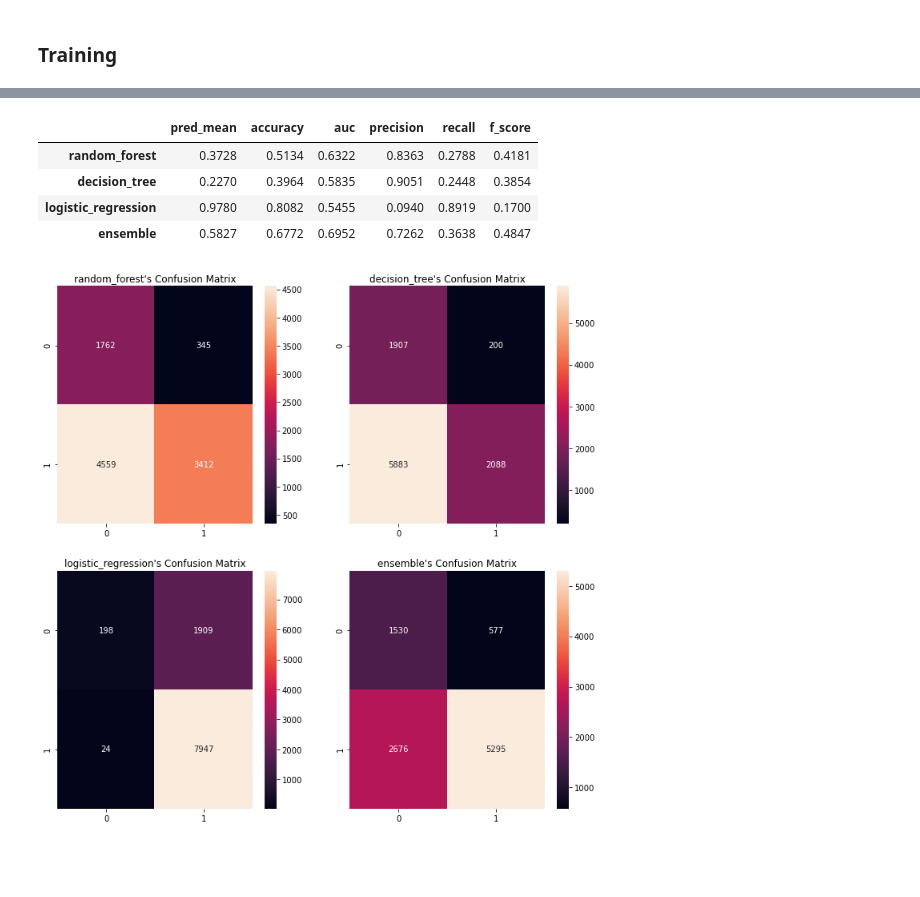
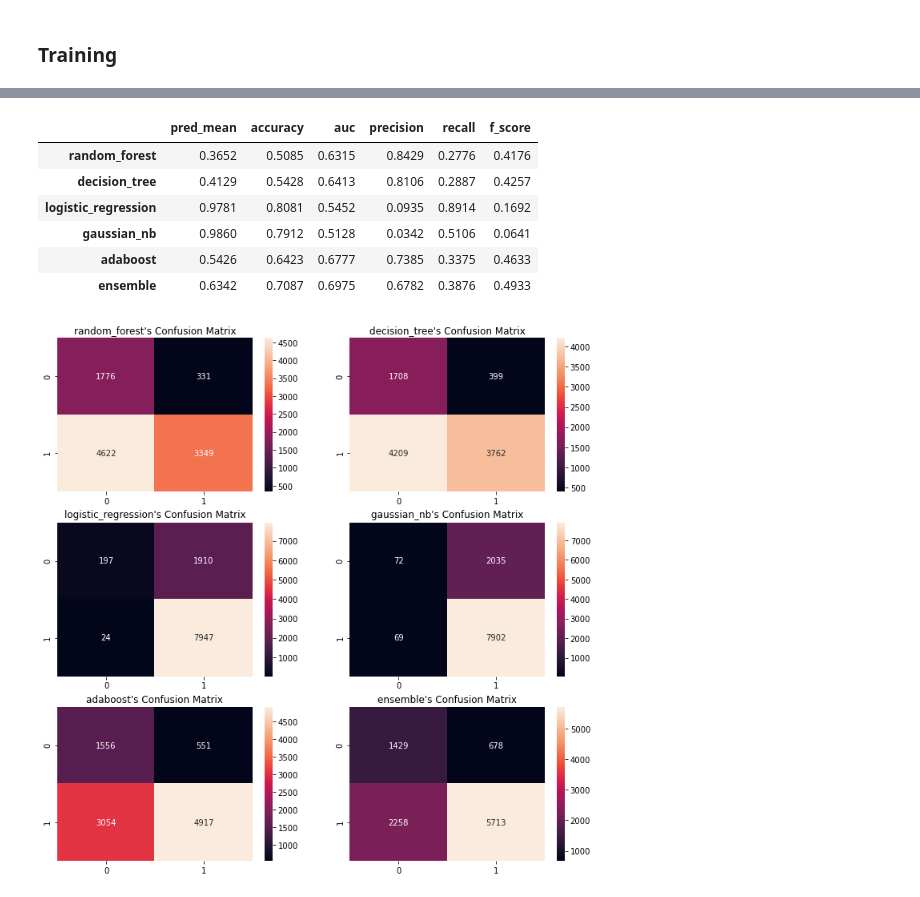
Before and after one commit to rrbarioni/credit-risk-analysis, a Jupyter notebook: src/credit_risk_analysis.ipynb, the cells around one changed output, grey strips where cells are left out. Cells and saved outputs as stored; diff of their text form; code cells hidden in the pictures; blank space fills up the shorter version.

Commit message:
added more models (gaussiannb and adaboost)

```diff
--- a/src/credit_risk_analysis.ipynb
+++ b/src/credit_risk_analysis.ipynb
@@ -425,6 +428,18 @@ models_search = {
             'class_weight': ['balanced', None],
             'random_state': [42],
             'solver': ['liblinear'] },
+        n_iter=10, cv=5, verbose=5, n_jobs=-1),
+
+    'gaussian_nb': RandomizedSearchCV(
+        estimator=GaussianNB(),
+        param_distributions={},
+        n_iter=10, cv=5, verbose=5, n_jobs=-1),
+
+    'adaboost': RandomizedSearchCV(
+        estimator=AdaBoostClassifier(),
+        param_distributions={
+            'n_estimators': [50, 100, 150, 200],
+            'random_state': [42] },
         n_iter=10, cv=5, verbose=5, n_jobs=-1) }
 # %%
 def train_search(name, model_search):
@@ -472,21 +514,23 @@ df_results = pd.DataFrame(results).transpose()
 df_results.drop(columns=['pred', 'confusion_matrix']).astype(float).round(decimals=4)
 # %% [output]
 |  | pred_mean | accuracy | auc | precision | recall | f_score |
-| random_forest | 0.3728 | 0.5134 | 0.6322 | 0.8363 | 0.2788 | 0.4181 |
-| decision_tree | 0.2270 | 0.3964 | 0.5835 | 0.9051 | 0.2448 | 0.3854 |
-| logistic_regression | 0.9780 | 0.8082 | 0.5455 | 0.0940 | 0.8919 | 0.1700 |
-| ensemble | 0.5827 | 0.6772 | 0.6952 | 0.7262 | 0.3638 | 0.4847 |
+| random_forest | 0.3652 | 0.5085 | 0.6315 | 0.8429 | 0.2776 | 0.4176 |
+| decision_tree | 0.4129 | 0.5428 | 0.6413 | 0.8106 | 0.2887 | 0.4257 |
+| logistic_regression | 0.9781 | 0.8081 | 0.5452 | 0.0935 | 0.8914 | 0.1692 |
+| gaussian_nb | 0.9860 | 0.7912 | 0.5128 | 0.0342 | 0.5106 | 0.0641 |
+| adaboost | 0.5426 | 0.6423 | 0.6777 | 0.7385 | 0.3375 | 0.4633 |
+| ensemble | 0.6342 | 0.7087 | 0.6975 | 0.6782 | 0.3876 | 0.4933 |
 # %%
 ncols = 2
-nrows = 2
+nrows = 3
 fig, ax = plt.subplots(ncols=ncols, nrows=nrows, figsize=(12, 12))
 
 for i, (name, result) in enumerate(results.items()):
     c = i % ncols
     r = i // ncols
     cm = result['confusion_matrix']
 
     ax[r][c].title.set_text('%s\'s Confusion Matrix' % name)
     sns.heatmap(cm, annot=True, fmt='g', ax=ax[r][c])
 # %% [output]
-[figure, old version]
+[figure, new version]
```
Also changed, not shown: parts of 4 cells of this notebook.
